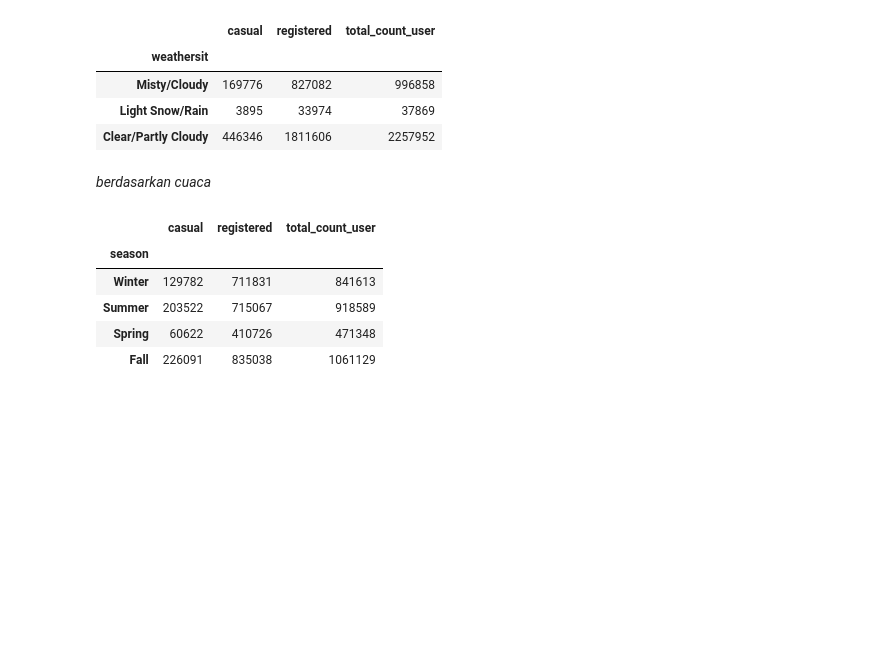
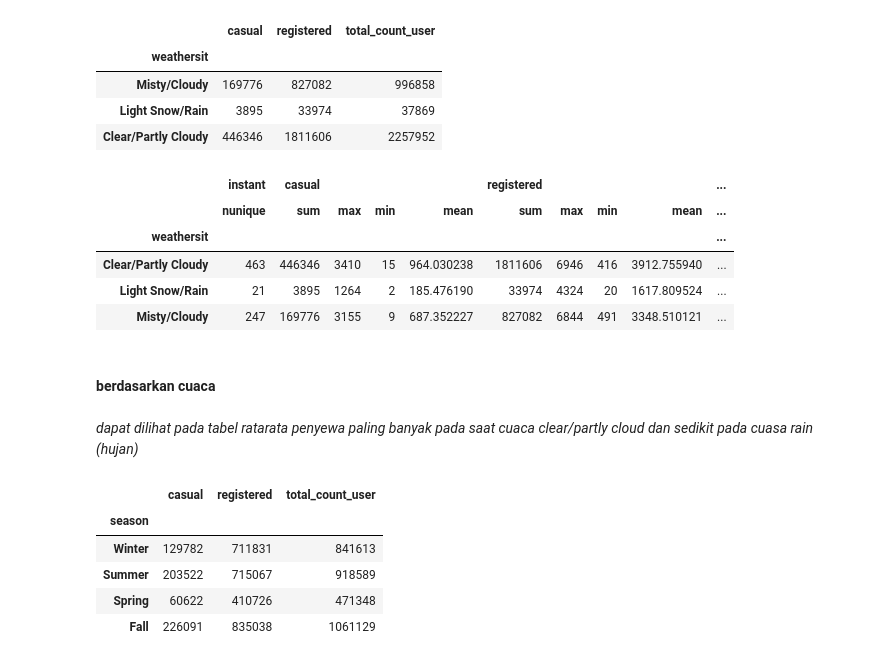
Before and after one commit to atsilfiaalfaths/submission_analisis, a Jupyter notebook: notebook.ipynb, the cells around one changed output. Drawn from its saved outputs; the diff is of its cells as text; code cells hidden in the pictures; blank space fills up the shorter version.

```diff
--- a/notebook.ipynb
+++ b/notebook.ipynb
@@ -572,8 +576,25 @@ group_by_weathersit_day_df
 | Misty/Cloudy | 169776 | 827082 | 996858 |
 | Light Snow/Rain | 3895 | 33974 | 37869 |
 | Clear/Partly Cloudy | 446346 | 1811606 | 2257952 |
+# %%
+group_by_s_all_day_df = day_df.groupby(by="weathersit").agg({
+    "instant": "nunique",
+    "casual": ["sum", "max", "min", "mean"],
+    "registered": ["sum", "max", "min", "mean"],
+    "total_count_user": ["sum", "max", "min", "mean"]
+}).sort_values(by="weathersit", ascending=True)
+group_by_s_all_day_df
+# %% [output]
+|  | instant | casual |  |  |  | registered |  |  |  | ... |
+|  | nunique | sum | max | min | mean | sum | max | min | mean | ... |
+| weathersit |  |  |  |  |  |  |  |  |  | ... |
+| Clear/Partly Cloudy | 463 | 446346 | 3410 | 15 | 964.030238 | 1811606 | 6946 | 416 | 3912.755940 | ... |
+| Light Snow/Rain | 21 | 3895 | 1264 | 2 | 185.476190 | 33974 | 4324 | 20 | 1617.809524 | ... |
+| Misty/Cloudy | 247 | 169776 | 3155 | 9 | 687.352227 | 827082 | 6844 | 491 | 3348.510121 | ... |
 # %% [markdown]
-*berdasarkan cuaca*
+#### berdasarkan cuaca
+# %% [markdown]
+*dapat dilihat pada tabel ratarata penyewa paling banyak pada saat cuaca clear/partly cloud dan sedikit pada cuasa rain (hujan)*
 # %%
 group_by_season_day_df = day_df.groupby(by="season").agg({
     "casual": "sum",
```
Also changed, not shown: parts of 12 cells of this notebook, 1 other file.
